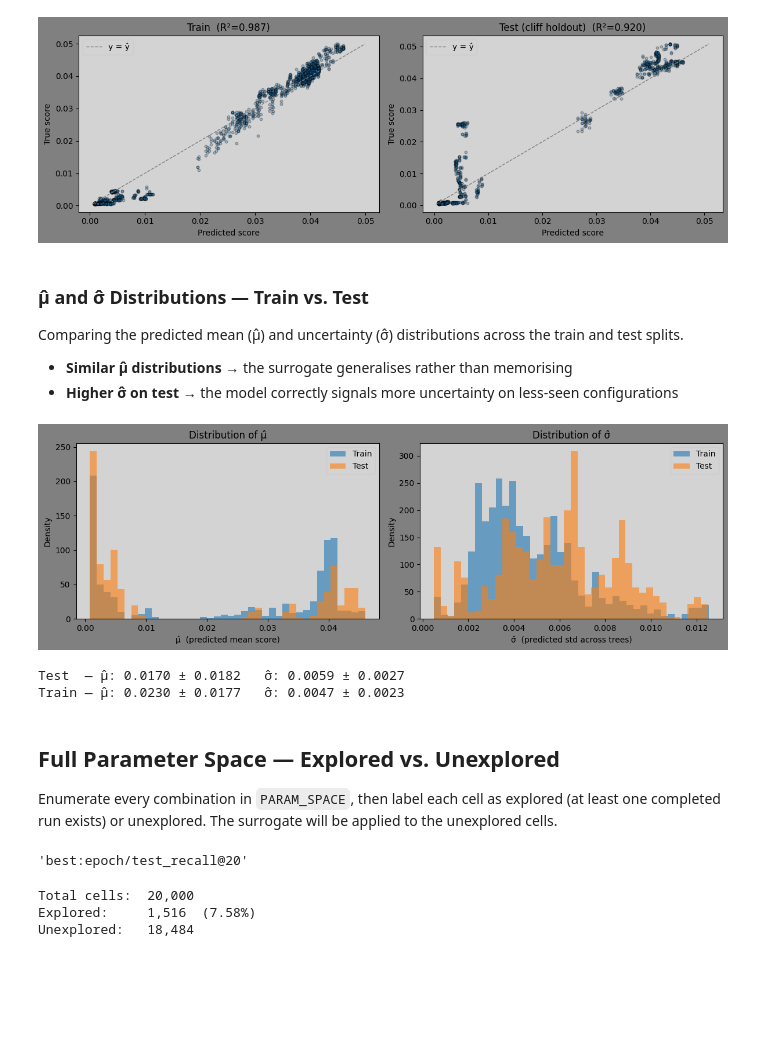
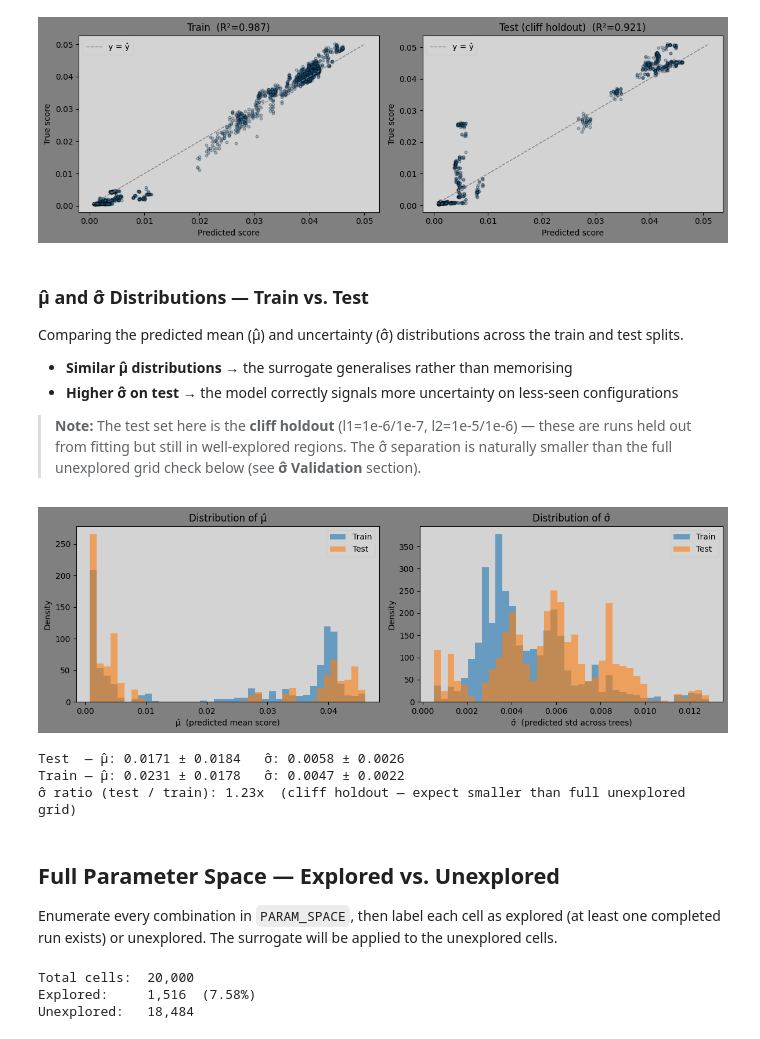
Before and after one commit to chaald/peppermint-matrix, a Jupyter notebook: notebooks/parameter_analysis/surrogate_model.ipynb, the cells around one changed output. Saved outputs shown, nothing was run; the diff lists cells and outputs as text; code cells hidden in the pictures; blank space fills up the shorter version.

Commit message:
feat: add composite target support to surrogate notebook and refine related docs

```diff
--- a/notebooks/parameter_analysis/surrogate_model.ipynb
+++ b/notebooks/parameter_analysis/surrogate_model.ipynb
@@ -35,8 +37,12 @@ Define the target metric, UCB exploration weight (β), and the discrete hyperpar
 # %%
 run_summary_file = "wandb/summary.parquet"
 
-# Target metric to predict
-target_metric = "best:epoch/test_recall@20"
+# Target metric spec — same format as model_based_parse_parameters
+# Single metric: "epoch/test_recall@20"
+# Weighted composite: "epoch/test_recall@20:0.7 epoch/test_ndcg@20:0.3"
+target_spec = "epoch/test_recall@20"
+parsed_target = parse_score_metric(target_spec)
+target_metric = "target"
 
 # UCB exploration weight — shared with the downstream UCB search feature
 beta = 1.0
@@ -58,6 +64,13 @@ Load completed runs from the local parquet cache produced by `wandb/sync.py`.
 # %%
 experiment_runs = pl.read_parquet(run_summary_file)
 experiment_runs = experiment_runs.filter(pl.col("model") == "matrix_factorization")
+
+# Compute target: best weighted composite score across epochs
+# (same logic as model_based_parse_parameters in src/utils/config.py)
+score_expression = sum(pl.col(m) * w for m, w in parsed_target.items())
+experiment_runs = experiment_runs.with_columns(
+    score_expression.list.max().alias(target_metric)
+)
 
 # Derive parameter_space from unique observed values per feature column
 parameter_space = {}
@@ -250,7 +242,7 @@ print(f"Test target range: [{test_target.min():.4f}, {test_target.max():.4f}]")
 print()
 
 surrogate_eval = Pipeline([
-    ("log_reg", RegularizationLogTransformer(feature_names)),
+    ("log_reg", Log10Transformer(feature_names)),
     ("rf", RandomForestRegressor(
         n_estimators=1024,
         max_features="sqrt",
@@ -314,6 +306,8 @@ Comparing the predicted mean (μ̂) and uncertainty (σ̂) distributions across
 
 - **Similar μ̂ distributions** → the surrogate generalises rather than memorising
 - **Higher σ̂ on test** → the model correctly signals more uncertainty on less-seen configurations
+
+> **Note:** The test set here is the **cliff holdout** (l1=1e-6/1e-7, l2=1e-5/1e-6) — these are runs held out from fitting but still in well-explored regions. The σ̂ separation is naturally smaller than the full unexplored grid check below (see **σ̂ Validation** section).
 # %%
 # Compute per-tree predictions for train and test splits to get µ̂ and σ̂
 rf_eval = surrogate_eval.named_steps["rf"]
@@ -325,44 +319,43 @@ test_tree_predictions  = np.stack([tree.predict(log_test)  for tree in rf_eval.e
 mu_train    = train_tree_predictions.mean(axis=0)
 sigma_train = train_tree_predictions.std(axis=0)
 mu_test     = test_tree_predictions.mean(axis=0)
 sigma_test  = test_tree_predictions.std(axis=0)
 
 axes: List[plt.Axes]
 fig, axes = plt.subplots(1, 2, figsize=(12, 4))
 
 # µ̂ distribution
 axes[0].hist(mu_train, bins=40, alpha=0.6, density=True, label="Train")
 axes[0].hist(mu_test,  bins=40, alpha=0.6, density=True, label="Test")
 axes[0].set_xlabel("μ̂  (predicted mean score)")
 axes[0].set_ylabel("Density")
 axes[0].set_title("Distribution of μ̂")
 axes[0].legend()
 
 # σ̂ distribution
 axes[1].hist(sigma_train, bins=40, alpha=0.6, density=True, label="Train")
 axes[1].hist(sigma_test,  bins=40, alpha=0.6, density=True, label="Test")
 axes[1].set_xlabel("σ̂  (predicted std across trees)")
 axes[1].set_ylabel("Density")
 axes[1].set_title("Distribution of σ̂")
 axes[1].legend()
 
 plt.tight_layout()
 plt.show()
 
+sigma_ratio = sigma_test.mean() / sigma_train.mean()
 print(f"Test  — μ̂: {mu_test.mean():.4f} ± {mu_test.std():.4f}   σ̂: {sigma_test.mean():.4f} ± {sigma_test.std():.4f}")
 print(f"Train — μ̂: {mu_train.mean():.4f} ± {mu_train.std():.4f}   σ̂: {sigma_train.mean():.4f} ± {sigma_train.std():.4f}")
+print(f"σ̂ ratio (test / train): {sigma_ratio:.2f}x  (cliff holdout — expect smaller than full unexplored grid)")
 # %% [output]
-[figure, old version]
+[figure, new version]
-Test  — μ̂: 0.0170 ± 0.0182   σ̂: 0.0059 ± 0.0027
-Train — μ̂: 0.0230 ± 0.0177   σ̂: 0.0047 ± 0.0023
+Test  — μ̂: 0.0171 ± 0.0184   σ̂: 0.0058 ± 0.0026
+Train — μ̂: 0.0231 ± 0.0178   σ̂: 0.0047 ± 0.0022
+σ̂ ratio (test / train): 1.23x  (cliff holdout — expect smaller than full unexplored grid)
 # %% [markdown]
 ## Full Parameter Space — Explored vs. Unexplored
 
 Enumerate every combination in `PARAM_SPACE`, then label each cell as explored (at least one completed run exists) or unexplored. The surrogate will be applied to the unexplored cells.
-# %%
-target_metric
-# %% [output]
-'best:epoch/test_recall@20'
 # %%
 # Build the full grid as a DataFrame
 all_combinations = list(itertools.product(*parameter_space.values()))
```
Also changed, not shown: parts of 14 cells of this notebook, 2 other files.
